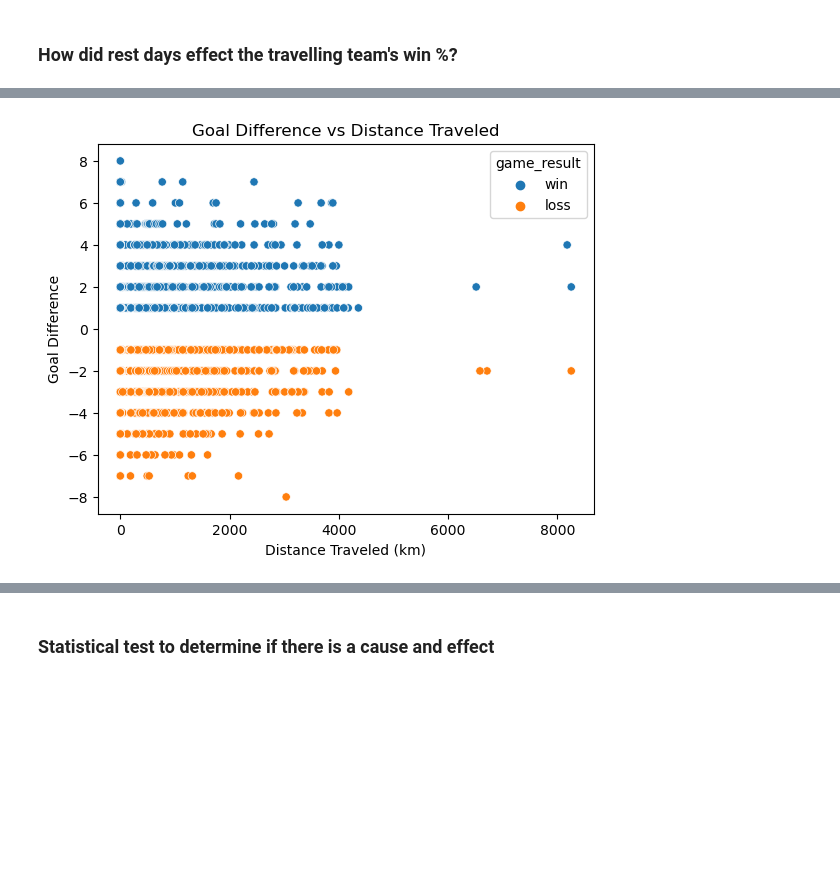
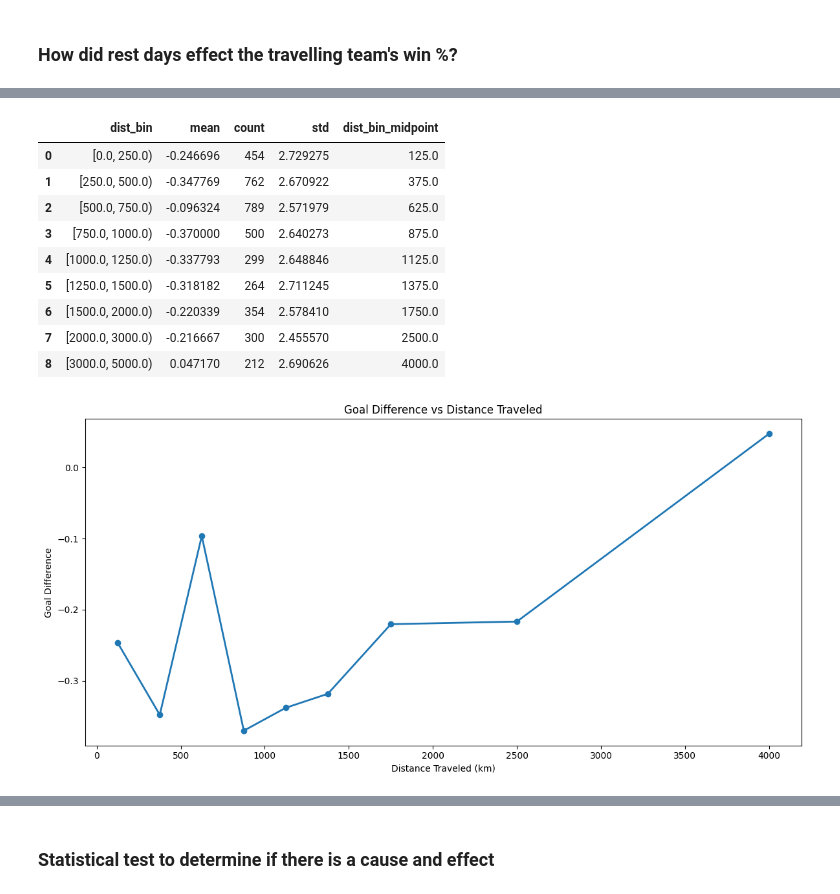
Before and after one commit to dereklwh/nhl-travel-analysis, a Jupyter notebook: analysis_notebook.ipynb, the cells around one changed output, grey strips where cells are left out. Drawn from its saved outputs; the diff is of its cells as text; code cells hidden in the pictures; blank space fills up the shorter version.

Commit message:
track for multiple seasons and generate new visuals

```diff
--- a/analysis_notebook.ipynb
+++ b/analysis_notebook.ipynb
@@ -3,5 +3,16 @@ import numpy as np
 import pandas as pd
 import matplotlib.pyplot as plt
 import seaborn as sns
+# prepare data for the analysis
+df = pd.read_csv('processed_data/team_games_features.csv')
+df = df[df['season'] != 20252026]
+# df = df[df['is_away']]
+dist_bins = [0, 250, 500, 750, 1000, 1250, 1500, 2000, 3000, 5000, np.inf]
 
-df = pd.read_csv('processed_data/team_games_features.csv')
+df['dist_bin'] = pd.cut(df['distance'], bins=dist_bins, right=False)
+df['dist_bin_midpoint'] = df['dist_bin'].apply(lambda x: (x.left + x.right) / 2)
+
+#check count of each bin
+bin_counts = df['dist_bin'].value_counts().sort_index()
+print(bin_counts)
+display(df.head())
@@ -269,13 +399,36 @@ plt.show()
 # %%
 # scatter plot for goal difference and distance traveled
 g = df.copy()
-sns.scatterplot(x=g['distance'], y=g['goal_difference'], hue=g['game_result'])
+g=g[g['is_away']]
+# get mean goal difference for each distance
+g2 = g.groupby('dist_bin', observed=True)['goal_difference'].agg(['mean','count','std']).reset_index()
+g2 = g2[g2['count'] > 5]
+
+# get midpoint from dist_bin
+g2['dist_bin_midpoint'] = g2['dist_bin'].apply(lambda x: (x.left + x.right) / 2)
+
+display(g2)
+
+plt.figure(figsize=(12, 6))
+plt.plot(g2['dist_bin_midpoint'], g2['mean'], marker='o', label='Mean Goal Difference', linewidth=2)
+
 plt.title('Goal Difference vs Distance Traveled')
 plt.xlabel('Distance Traveled (km)')
 plt.ylabel('Goal Difference')
+plt.tight_layout()
 plt.show()
 # %% [output]
+|  | dist_bin | mean | count | std | dist_bin_midpoint |
+| 0 | [0.0, 250.0) | -0.246696 | 454 | 2.729275 | 125.0 |
+| 1 | [250.0, 500.0) | -0.347769 | 762 | 2.670922 | 375.0 |
+| 2 | [500.0, 750.0) | -0.096324 | 789 | 2.571979 | 625.0 |
+| 3 | [750.0, 1000.0) | -0.370000 | 500 | 2.640273 | 875.0 |
+| 4 | [1000.0, 1250.0) | -0.337793 | 299 | 2.648846 | 1125.0 |
+| 5 | [1250.0, 1500.0) | -0.318182 | 264 | 2.711245 | 1375.0 |
+| 6 | [1500.0, 2000.0) | -0.220339 | 354 | 2.578410 | 1750.0 |
+| 7 | [2000.0, 3000.0) | -0.216667 | 300 | 2.455570 | 2500.0 |
+| 8 | [3000.0, 5000.0) | 0.047170 | 212 | 2.690626 | 4000.0 |
-[figure, old version]
+[figure, new version]
 # %%
 g = df.copy()
 # g['is_away'] = g['is_away'].astype(str).str.upper().map({'TRUE': True, 'FALSE': False})
```
Also changed, not shown: parts of 18 cells of this notebook, 12 other files.
